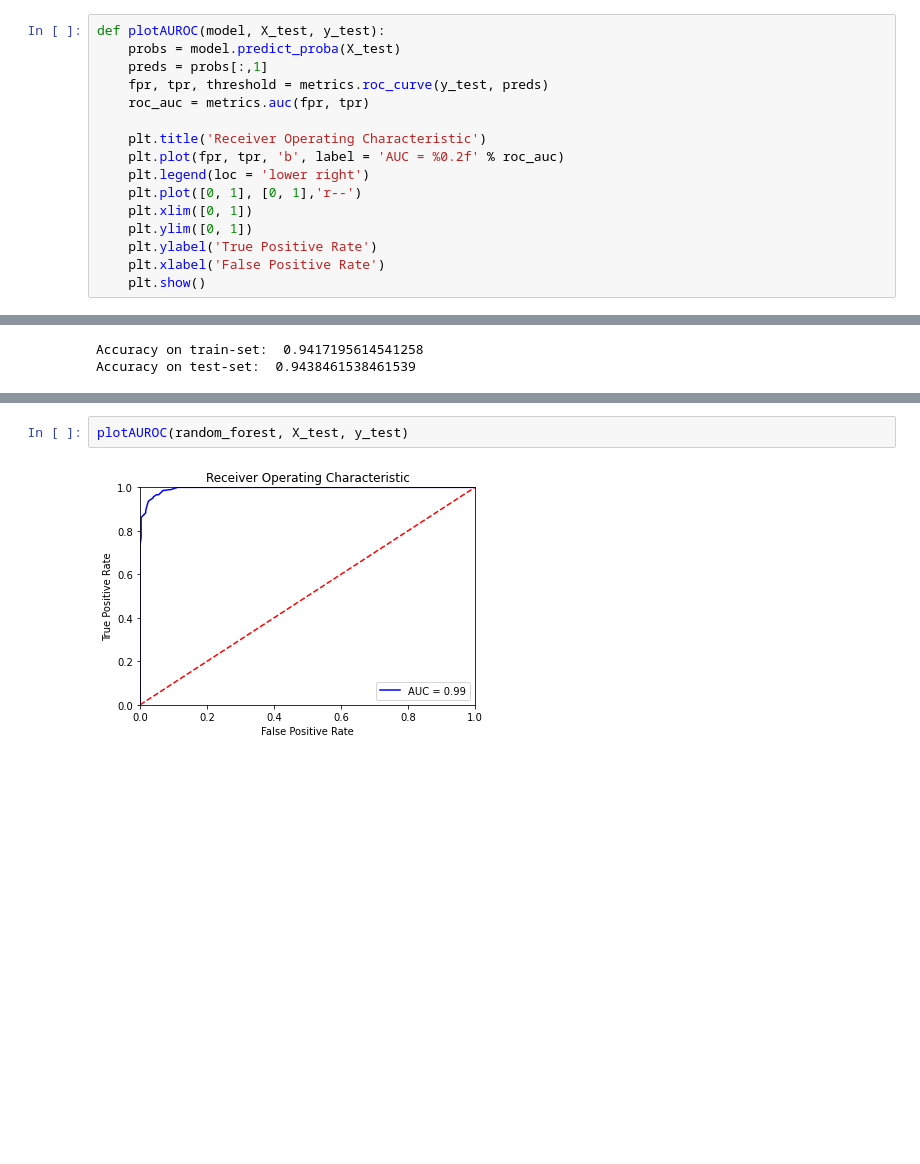
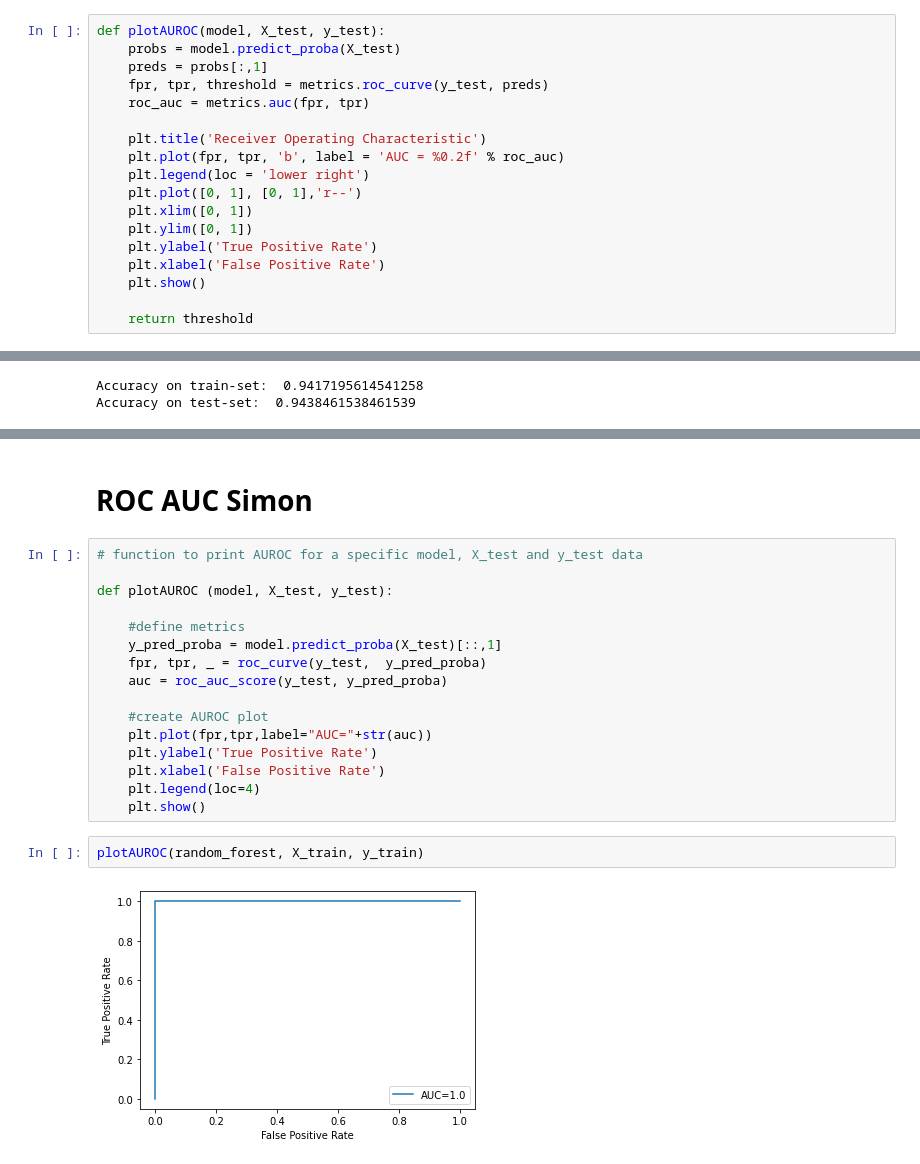
Before and after one commit to tobiasaurer/mushroom-classifier, a Jupyter notebook: mushrooms.ipynb, the cells around one changed output, grey strips where cells are left out. Cells and saved outputs as stored; diff of their text form; blank space fills up the shorter version.

```diff
--- a/mushrooms.ipynb
+++ b/mushrooms.ipynb
@@ -119,6 +119,8 @@ def plotAUROC(model, X_test, y_test):
     plt.ylabel('True Positive Rate')
     plt.xlabel('False Positive Rate')
     plt.show()
+
+    return threshold
 # %% [markdown]
 # Random Forest
 # %%
@@ -150,4 +175,22 @@ Accuracy on test-set:  0.9438461538461539
+# %% [markdown]
+# ROC AUC Simon
+# %%
+# function to print AUROC for a specific model, X_test and y_test data
+
+def plotAUROC (model, X_test, y_test):
+
+    #define metrics
+    y_pred_proba = model.predict_proba(X_test)[::,1]
+    fpr, tpr, _ = roc_curve(y_test,  y_pred_proba)
+    auc = roc_auc_score(y_test, y_pred_proba)
+
+    #create AUROC plot
+    plt.plot(fpr,tpr,label="AUC="+str(auc))
+    plt.ylabel('True Positive Rate')
+    plt.xlabel('False Positive Rate')
+    plt.legend(loc=4)
+    plt.show()
 # %%
-plotAUROC(random_forest, X_test, y_test)
+plotAUROC(random_forest, X_train, y_train)
 # %% [output]
-[figure, old version]
+[figure, new version]
```
Also changed, not shown: parts of 4 cells of this notebook.
